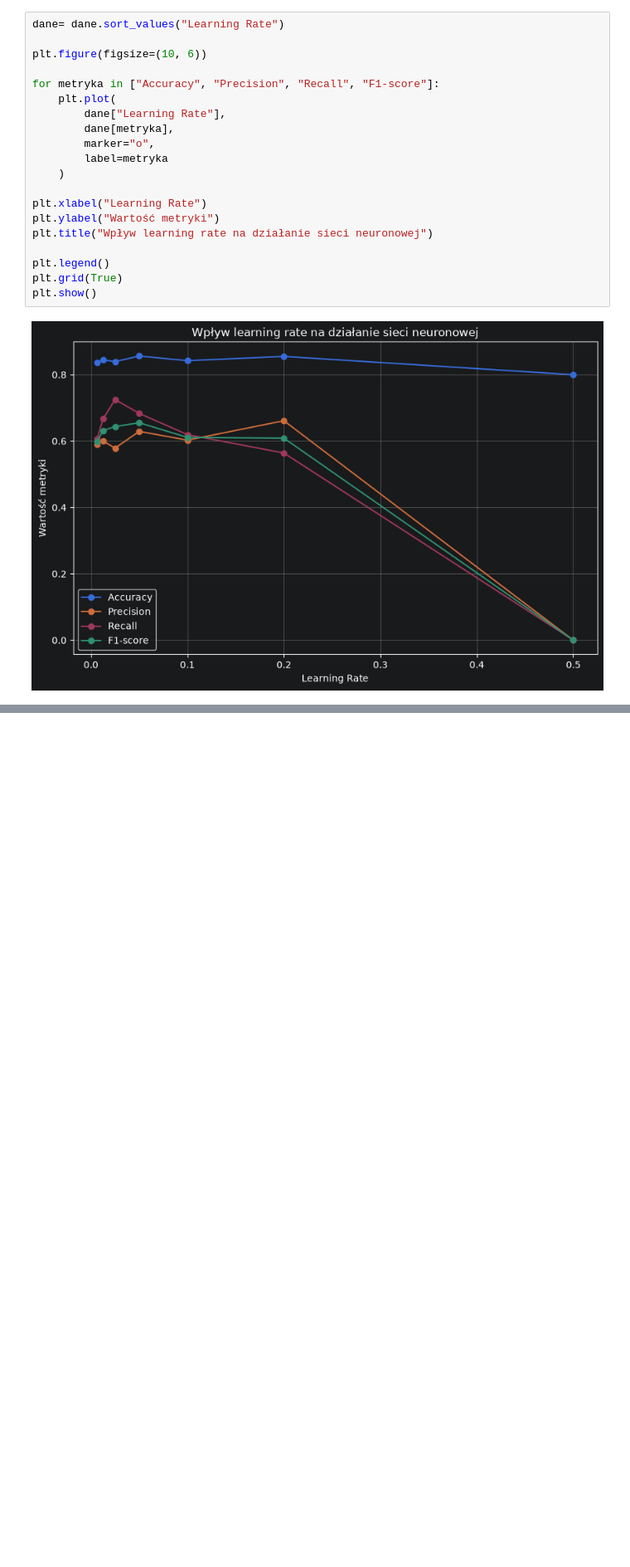
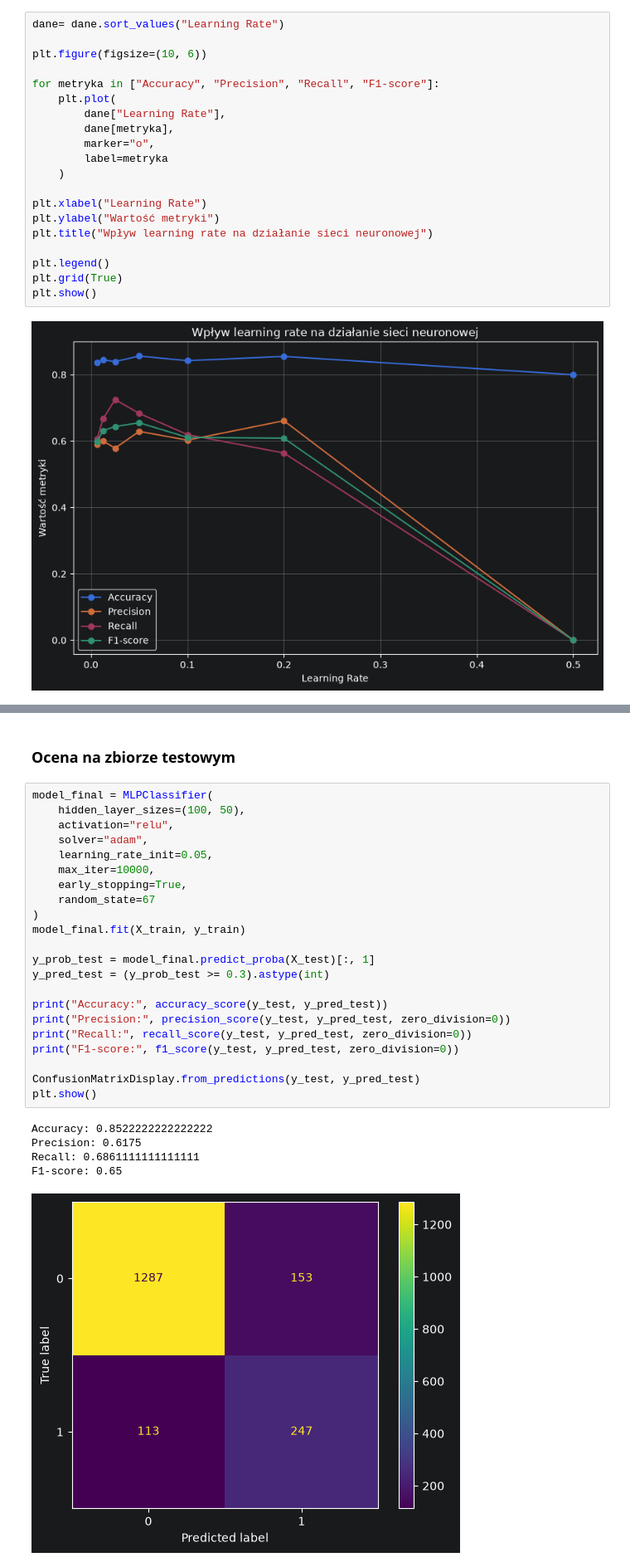
Before and after one commit to Karolina4033/Axion_wyzwanie_ML, a Jupyter notebook: wyzwanie_1/ML.ipynb, the cells around one changed output, grey strips where cells are left out. Shown at 83% size. Cells and saved outputs as stored; diff of their text form; blank space fills up the shorter version.

```diff
--- a/wyzwanie_1/ML.ipynb
+++ b/wyzwanie_1/ML.ipynb
@@ -160,0 +177,30 @@ plt.show()
+# %% [markdown]
+### Ocena na zbiorze testowym
+# %%
+model_final = MLPClassifier(
+    hidden_layer_sizes=(100, 50),
+    activation="relu",
+    solver="adam",
+    learning_rate_init=0.05,
+    max_iter=10000,
+    early_stopping=True,
+    random_state=67
+)
+model_final.fit(X_train, y_train)
+
+y_prob_test = model_final.predict_proba(X_test)[:, 1]
+y_pred_test = (y_prob_test >= 0.3).astype(int)
+
+print("Accuracy:", accuracy_score(y_test, y_pred_test))
+print("Precision:", precision_score(y_test, y_pred_test, zero_division=0))
+print("Recall:", recall_score(y_test, y_pred_test, zero_division=0))
+print("F1-score:", f1_score(y_test, y_pred_test, zero_division=0))
+
+ConfusionMatrixDisplay.from_predictions(y_test, y_pred_test)
+plt.show()
+# %% [output]
+Accuracy: 0.8522222222222222
+Precision: 0.6175
+Recall: 0.6861111111111111
+F1-score: 0.65
+[figure, added]
```
Also changed, not shown: parts of 6 cells of this notebook, 4 other files.
